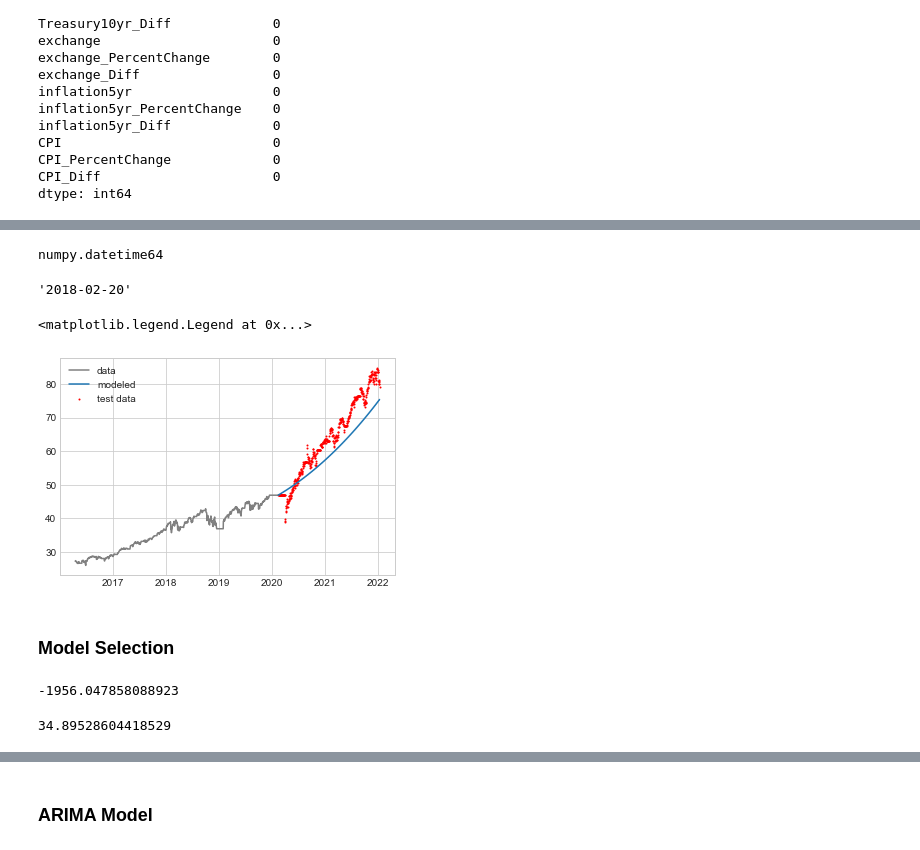
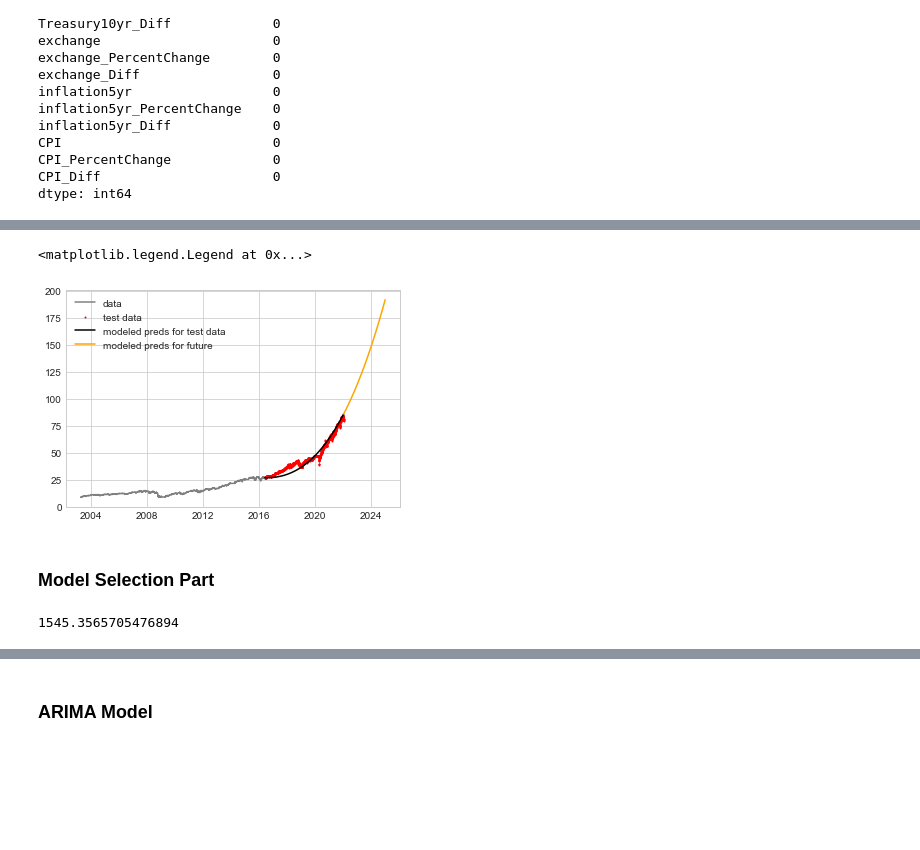
Before and after one commit to lu18cheng/pic16b_stock_analysis, a Jupyter notebook: code/Time Series Modeling.ipynb, the cells around one changed output, grey strips where cells are left out. Drawn from its saved outputs; the diff is of its cells as text; code cells hidden in the pictures; blank space fills up the shorter version.

```diff
--- a/code/Time Series Modeling.ipynb
+++ b/code/Time Series Modeling.ipynb
@@ -115,6 +99,9 @@ Name: 2022-01-13 00:00:00, dtype: object
 # %%
-recency = -500
-y_train = df.iloc[:recency]["GrowthStock_AdjClose"]
-y_test  = df.iloc[recency:]["GrowthStock_AdjClose"]
-y_train.shape, y_test.shape
+# train, test split
+recency = int(df.shape[0]*0.7)
+growth_train = df.iloc[:recency]["GrowthStock_AdjClose"]
+growth_test  = df.iloc[recency:]["GrowthStock_AdjClose"]
+value_train  = df.iloc[:recency]["ValueStock_AdjClose"]
+value_test   = df.iloc[recency:]["ValueStock_AdjClose"]
+growth_train.shape, growth_test.shape, value_train.shape, value_test.shape
 # %% [output]
@@ -150,7 +129,8 @@ ax.plot(trend, label = 'trend')
 # %%
-order = (1, 3, 3)
+# run the iterations to select the best model
+order = (3, 3, 1)
 seasonal_order = (0, 1, 1, 5)
-model = sm.tsa.SARIMAX(y_train, order = order, seasonal_order = seasonal_order)
-fit = model.fit()
-print(fit.summary())
+model1 = sm.tsa.SARIMAX(growth_train, order = order, seasonal_order = seasonal_order)
+fit1 = model1.fit()
+print(fit1.summary())
 # %% [output]
@@ -220,36 +177,24 @@ print(y_test.index.values[0], y_test.index.values[-1])
-# %%
-type(y_test.index.values[0])
-# %% [output]
-numpy.datetime64
-# %%
-from datetime import datetime
-start_day = np.datetime_as_string(y_test.index.values[0], unit='D')
-start_day
-# %% [output]
-'2018-02-20'
 # %%
-# prediction on test data
-test_preds = fit.get_prediction(start = y_test.index.values[0],
-                                  end = y_test.index.values[-1])
+# prediction on test data and future data
+test_preds = fit1.get_prediction(start = growth_test.index.values[0],
+                                   end = growth_test.index.values[-1])
 
-test_preds = test_preds.predicted_mean
+future_preds = fit1.get_prediction(start = growth_test.index.values[-1],
+                                     end = pd.to_datetime('2025-01-01'))
 
-recency = -1000
+test_preds   = test_preds.predicted_mean
+future_preds = future_preds.predicted_mean
 
-plt.plot(y_train[recency:], color = "grey", label = "data")
-plt.scatter(y_test.index.values, y_test, color = "red", label = "test data", s = 1)
-plt.plot(test_preds, zorder = 10, label = "modeled")
+plt.plot(growth_train, color = 'grey', label = 'data')
+plt.scatter(growth_test.index.values, growth_test, color = "red", label = "test data", s = 1)
+plt.plot(test_preds, zorder = 5, label = "modeled preds for test data", color = 'black')
+plt.plot(future_preds, zorder = 5, label = "modeled preds for future", color = 'orange')
 plt.legend()
 # %% [output]
 <matplotlib.legend.Legend at 0x...>
-[figure, old version]
+[figure, new version]
 # %% [markdown]
-### Model Selection
+### Model Selection Part
-# %%
-# loss function
-fit.aic
-# %% [output]
--1956.047858088923
 # %%
 def test_MSE(fit, y_test):
 
@@ -261,7 +206,7 @@ def test_MSE(fit, y_test):
 # %%
-test_MSE(fit, y_test)
+test_MSE(fit1, growth_test)
 # %% [output]
-34.89528604418529
+1545.3565705476894
 # %%
 from itertools import product
 a = range(0, 5)
```
Also changed, not shown: parts of 24 cells of this notebook.
